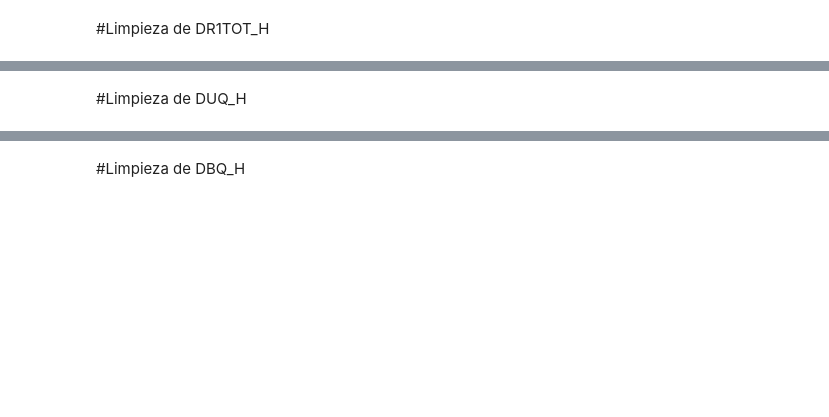
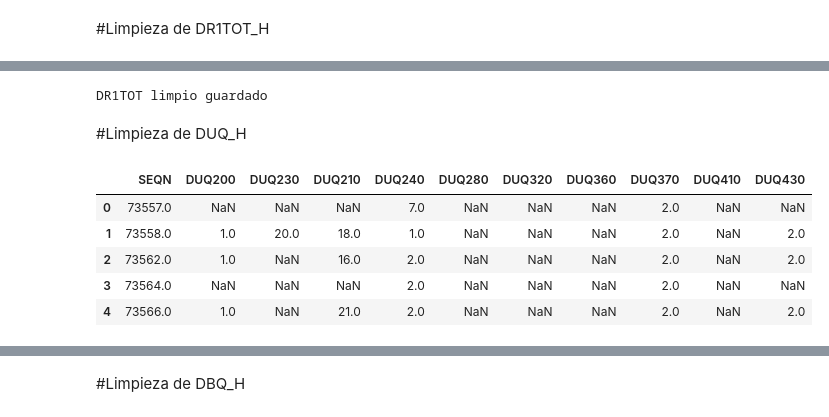
Before and after one commit to salva1984/kokoa-analisis-salud-mental, a Jupyter notebook: notebooks/04_limpieza_G2.ipynb, the cells around one changed output, grey strips where cells are left out. Saved outputs shown, nothing was run; the diff lists cells and outputs as text; code cells hidden in the pictures; blank space fills up the shorter version.

```diff
--- a/notebooks/04_limpieza_G2.ipynb
+++ b/notebooks/04_limpieza_G2.ipynb
@@ -34,14 +115,23 @@ dr1.isna().sum()
 # %%
 import os
-os.makedirs("../data/processed", exist_ok=True)
+os.makedirs("/content/drive/MyDrive/kokoa-analisis-salud-mental-codespace-refactored-xylophone-g4566pggg7r9hw9jv/data/processed", exist_ok=True)
 
-dr1.to_csv("../data/processed/DR1TOT_H_LIMPIO.csv", index=False)
+dr1.to_csv("/content/drive/MyDrive/kokoa-analisis-salud-mental-codespace-refactored-xylophone-g4566pggg7r9hw9jv/data/processed/DR1TOT_H_LIMPIO.csv", index=False)
 print("DR1TOT limpio guardado")
+# %% [output]
+DR1TOT limpio guardado
 # %% [markdown]
 #Limpieza de DUQ_H
 # %%
-duq = pd.read_csv("../data/interim/duq_h_columnas.csv")
+duq = pd.read_csv("/content/drive/MyDrive/kokoa-analisis-salud-mental-codespace-refactored-xylophone-g4566pggg7r9hw9jv/data/interim/duq_h_columnas.csv")
 duq.head()
+# %% [output]
+|  | SEQN | DUQ200 | DUQ230 | DUQ210 | DUQ240 | DUQ280 | DUQ320 | DUQ360 | DUQ370 | DUQ410 | DUQ430 |
+| 0 | 73557.0 | NaN | NaN | NaN | 7.0 | NaN | NaN | NaN | 2.0 | NaN | NaN |
+| 1 | 73558.0 | 1.0 | 20.0 | 18.0 | 1.0 | NaN | NaN | NaN | 2.0 | NaN | 2.0 |
+| 2 | 73562.0 | 1.0 | NaN | 16.0 | 2.0 | NaN | NaN | NaN | 2.0 | NaN | 2.0 |
+| 3 | 73564.0 | NaN | NaN | NaN | 2.0 | NaN | NaN | NaN | 2.0 | NaN | NaN |
+| 4 | 73566.0 | 1.0 | NaN | 21.0 | 2.0 | NaN | NaN | NaN | 2.0 | NaN | 2.0 |
 # %%
 DUQ_COLS = duq.columns.tolist()
 duq = duq[DUQ_COLS].copy()
```
Also changed, not shown: parts of 24 cells of this notebook.
